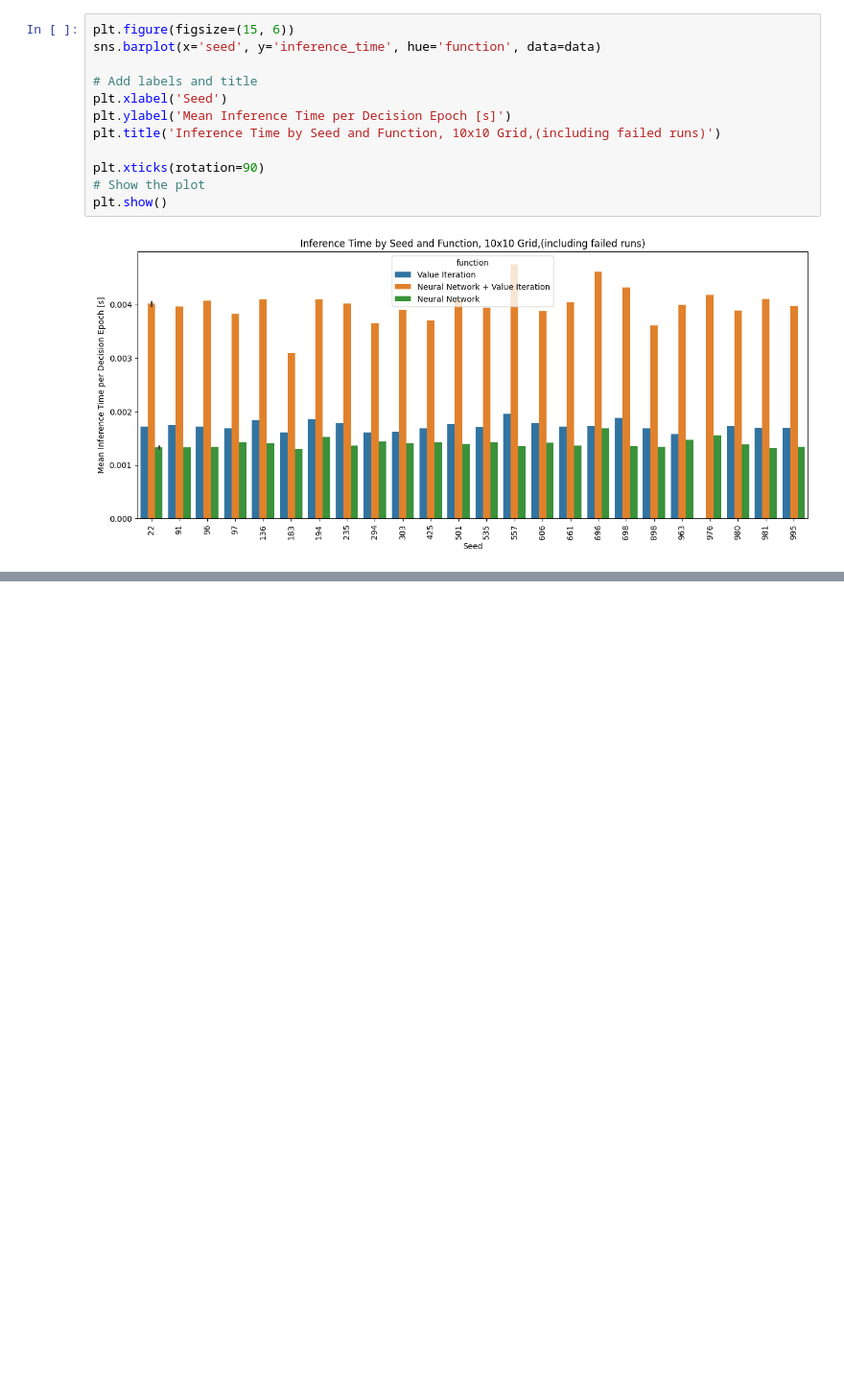
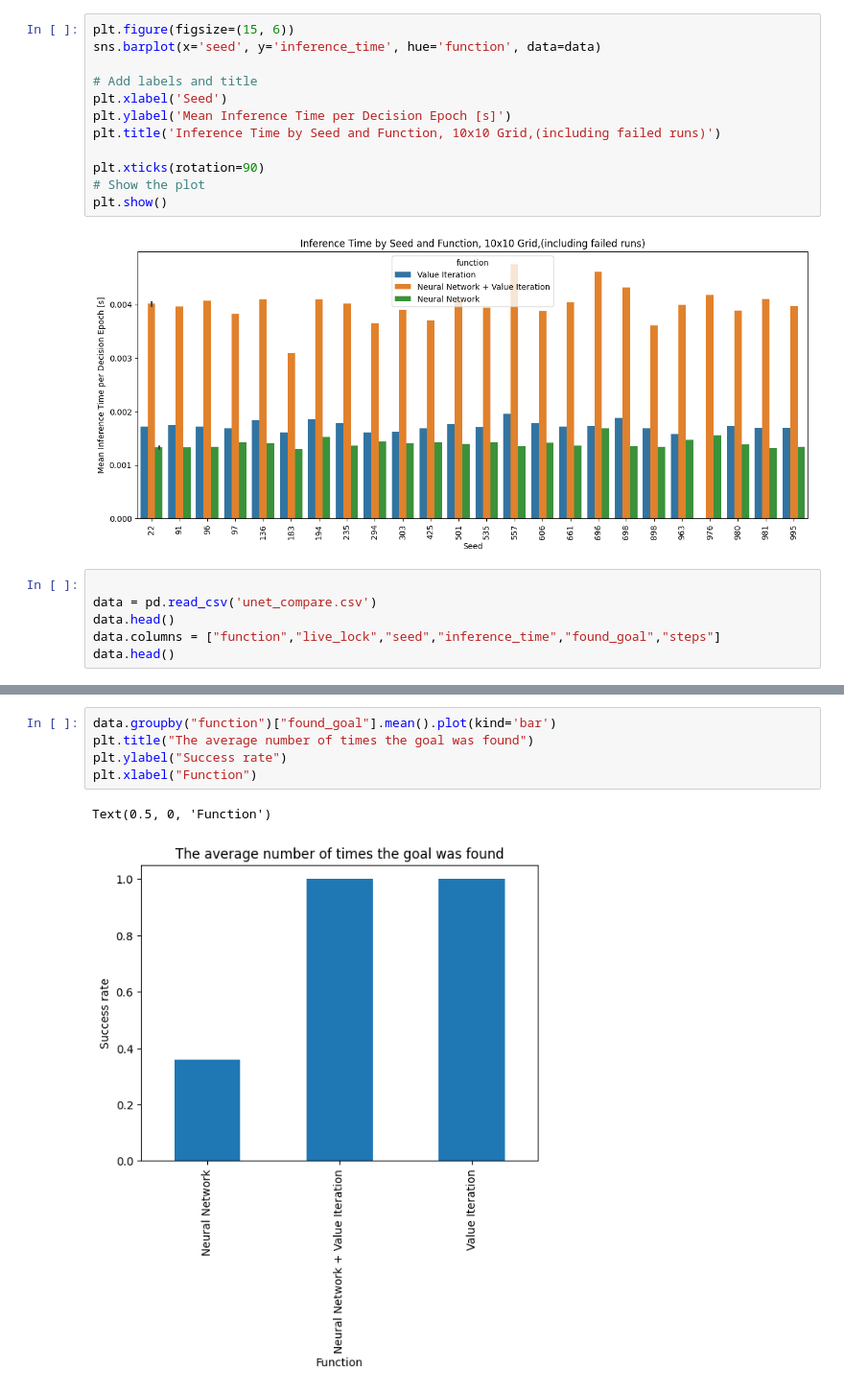
Before and after one commit to nkepling/navigation, a Jupyter notebook: make_plots.ipynb, the cells around one changed output, grey strips where cells are left out. Shown at 96% size. Drawn from its saved outputs; the diff is of its cells as text; blank space fills up the shorter version.

```diff
--- a/make_plots.ipynb
+++ b/make_plots.ipynb
@@ -73,3 +73,9 @@ plt.xticks(rotation=90)
 plt.show()
 # %% [output]
 [figure]
+# %%
+
+data = pd.read_csv('unet_compare.csv')
+data.head()
+data.columns = ["function","live_lock","seed","inference_time","found_goal","steps"]
+data.head()
@@ -75,0 +89,8 @@ plt.show()
+# %%
+data.groupby("function")["found_goal"].mean().plot(kind='bar')
+plt.title("The average number of times the goal was found")
+plt.ylabel("Success rate")
+plt.xlabel("Function")
+# %% [output]
+Text(0.5, 0, 'Function')
+[figure, added]
```
Also changed, not shown: parts of 2 cells of this notebook, 12 other files.
